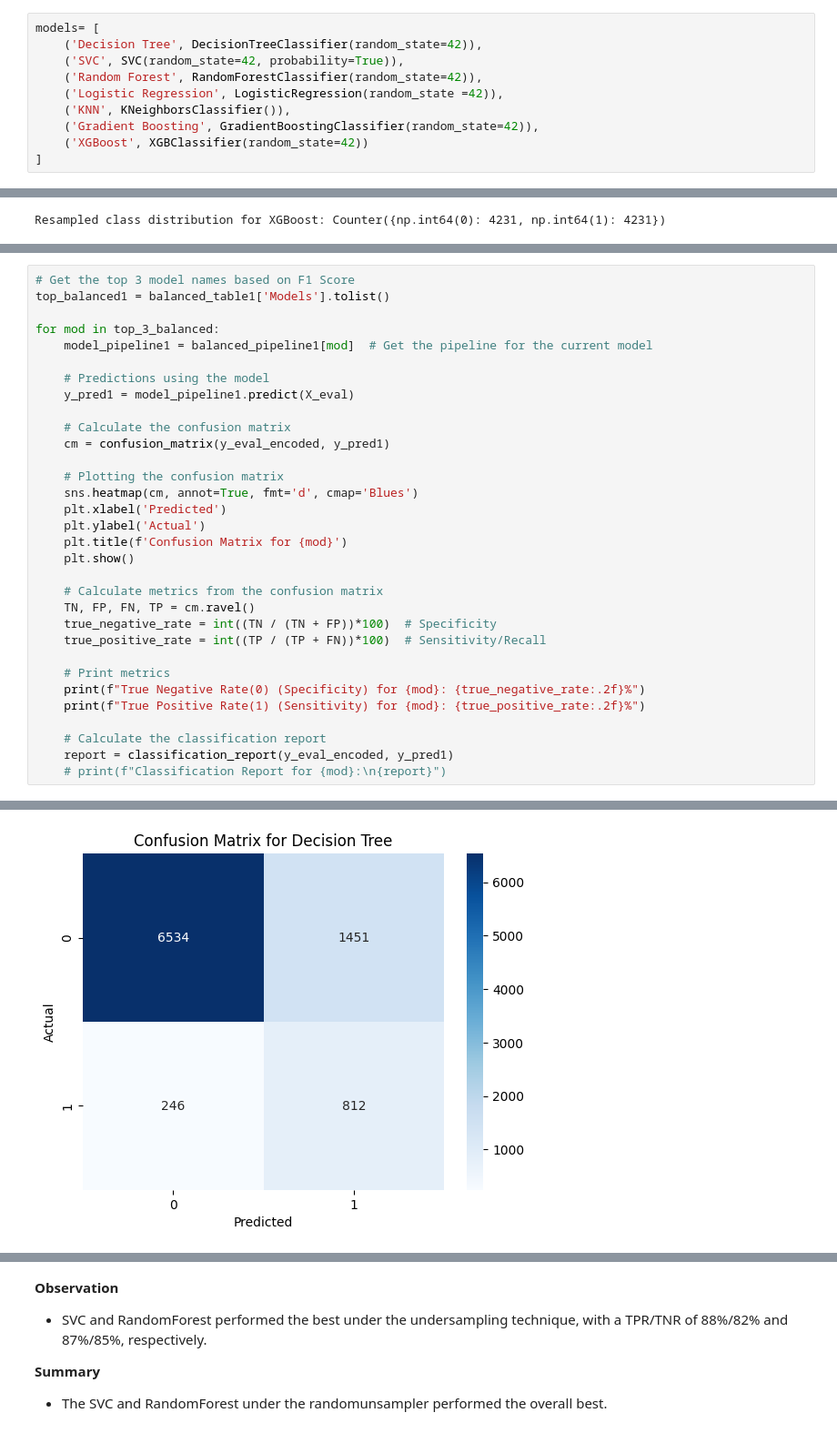
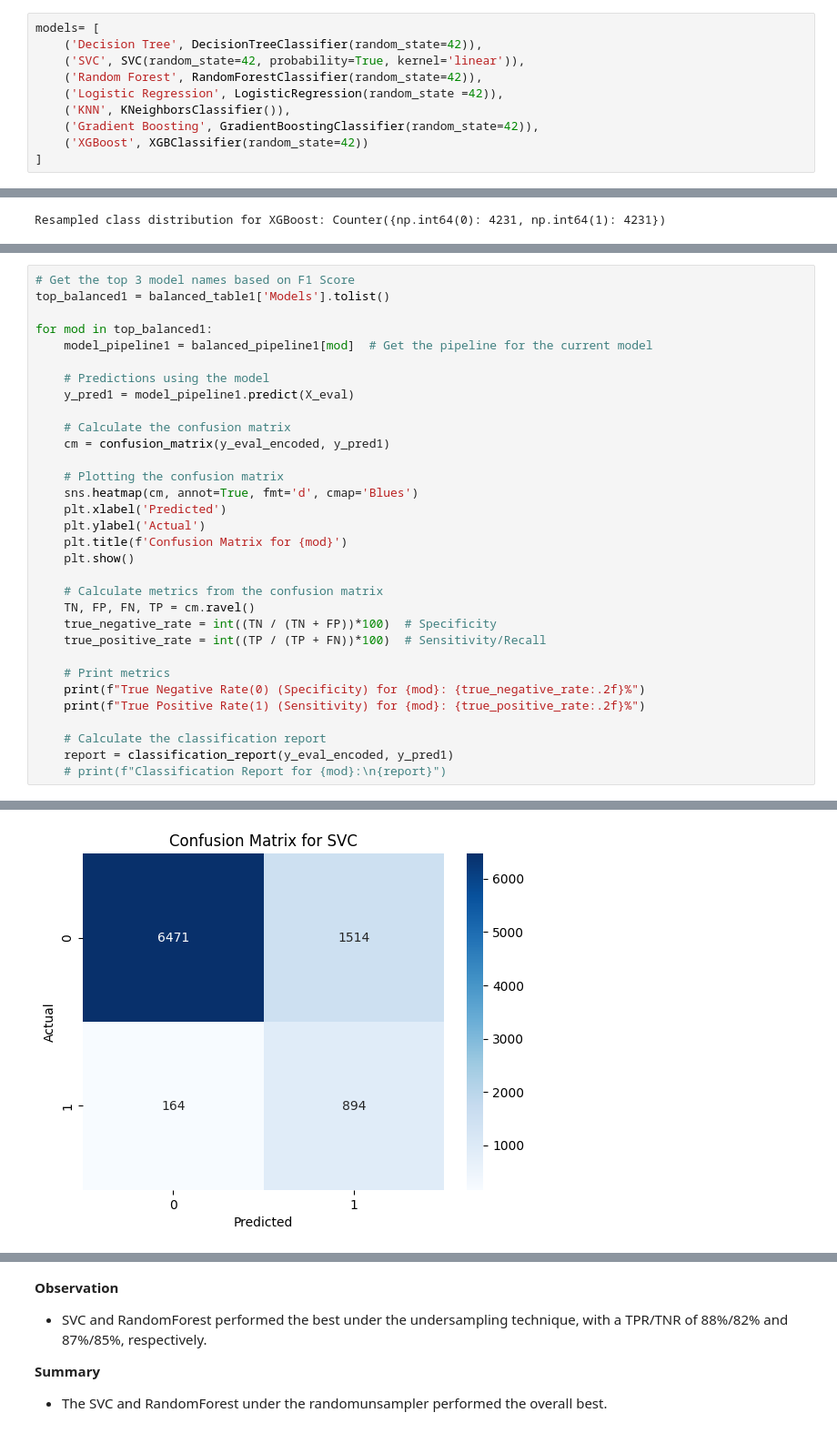
Before and after one commit to Kwamena-A-Yamoah/term-deposit-subscription-prediction, a Jupyter notebook: project.ipynb, the cells around one changed output, grey strips where cells are left out. Shown at 91% size. Cells and saved outputs as stored; diff of their text form.

```diff
--- a/project.ipynb
+++ b/project.ipynb
@@ -758,7 +750,7 @@ __Key Insights__
 # %%
 models= [
     ('Decision Tree', DecisionTreeClassifier(random_state=42)),
-    ('SVC', SVC(random_state=42, probability=True)),
+    ('SVC', SVC(random_state=42, probability=True, kernel='linear')),
     ('Random Forest', RandomForestClassifier(random_state=42)),
     ('Logistic Regression', LogisticRegression(random_state =42)),
     ('KNN', KNeighborsClassifier()),
@@ -1048,7 +1042,7 @@ balanced_table1
 # Get the top 3 model names based on F1 Score
 top_balanced1 = balanced_table1['Models'].tolist()
 
-for mod in top_3_balanced:
+for mod in top_balanced1:
     model_pipeline1 = balanced_pipeline1[mod]  # Get the pipeline for the current model
 
     # Predictions using the model
@@ -1095 +1089 @@ True Positive Rate(1) (Sensitivity) for Logistic Regression: 83.00%
-[figure, old version]
+[figure, new version]
```
Also changed, not shown: parts of 42 cells of this notebook, 5 other files.
